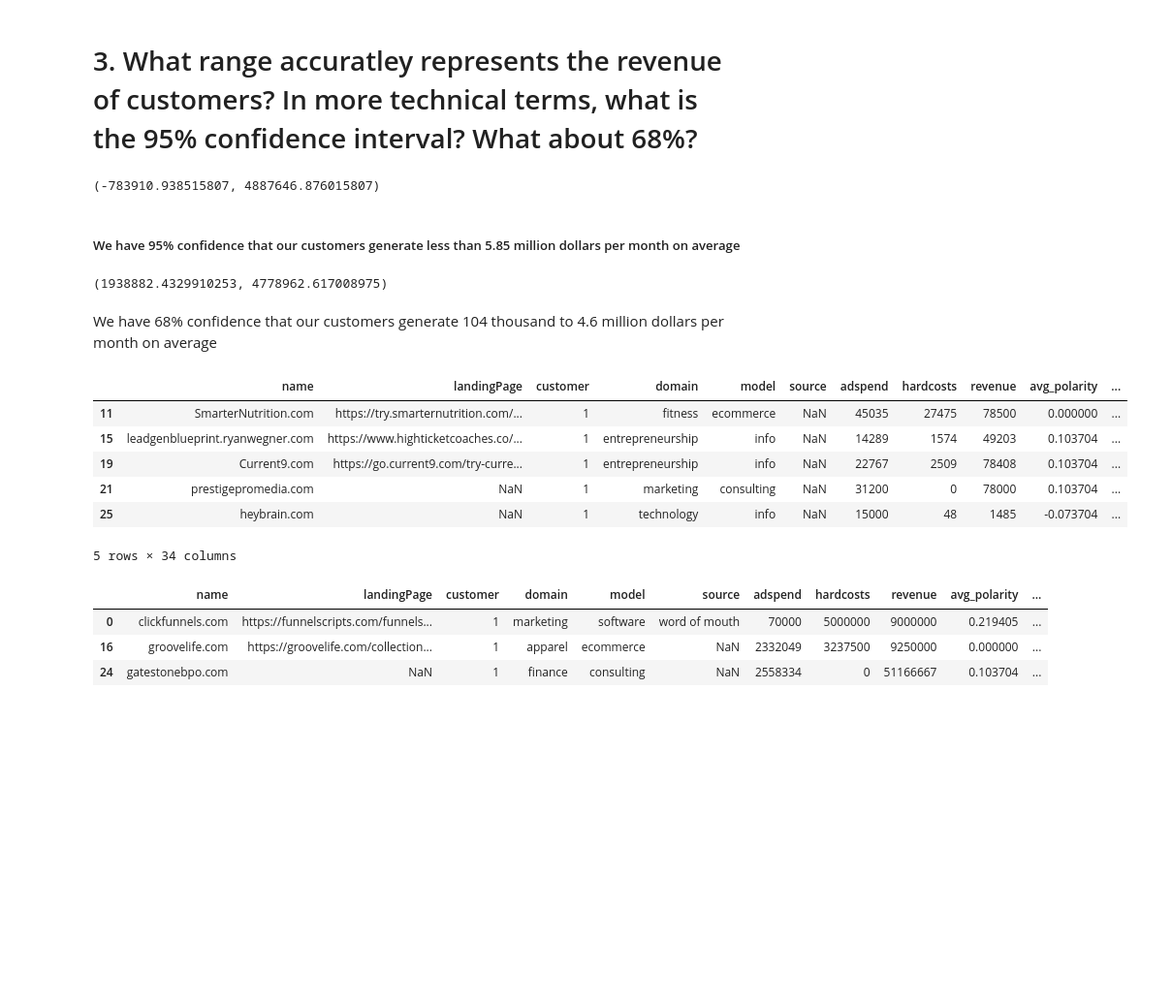
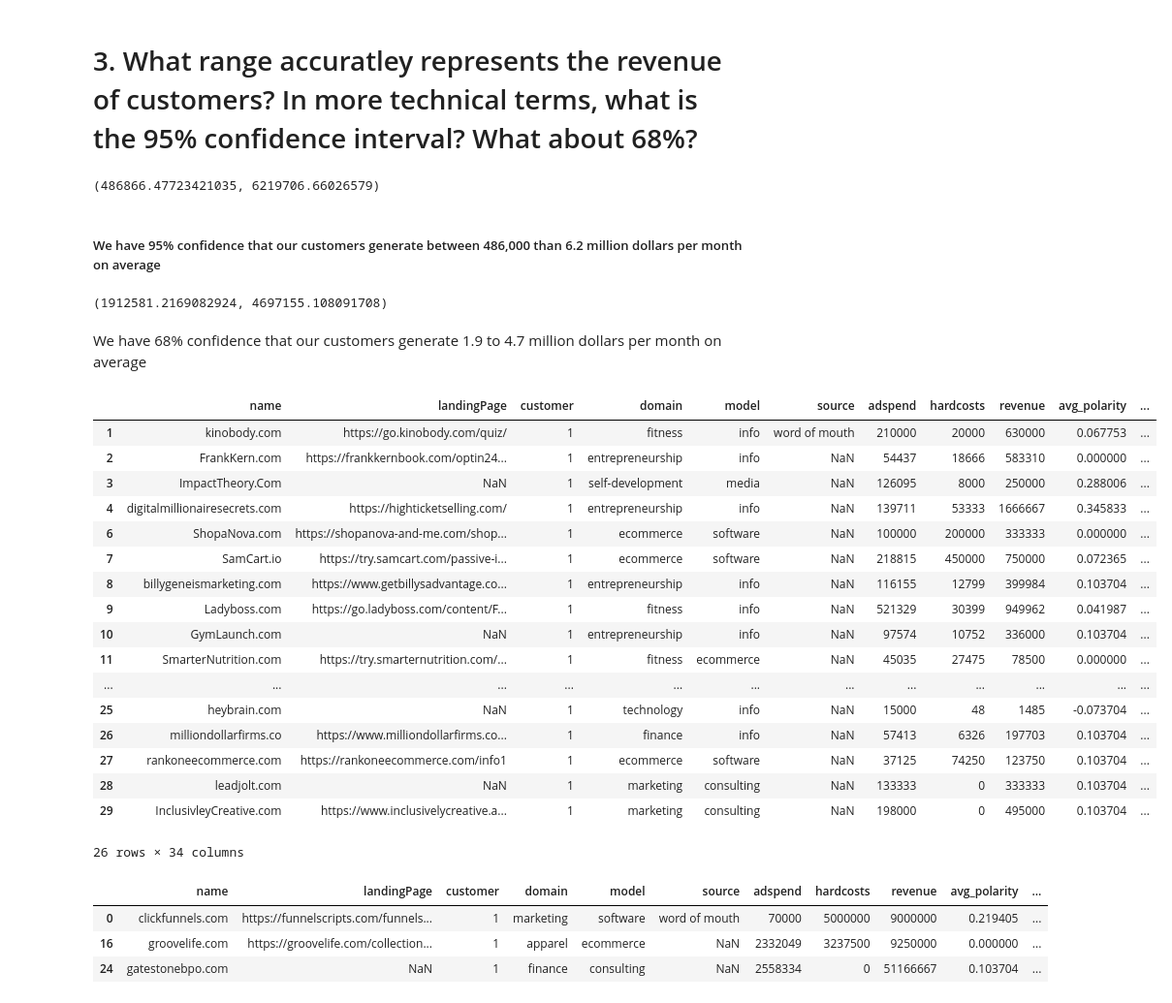
Before and after one commit to spe301/Sales-Scientist, a Jupyter notebook: EDA.ipynb, the cells around one changed output. Shown: that part at 97% size. Drawn from its saved outputs; the diff is of its cells as text; code cells hidden in the pictures; blank space fills up the shorter version.

```diff
--- a/EDA.ipynb
+++ b/EDA.ipynb
@@ -188,25 +197,36 @@ Based on the data we are 95% confident that our closing rate is between 37% and
 # 3. What range accuratley represents the revenue of customers? In more technical terms, what is the 95% confidence interval? What about 68%?
 # %%
 customers = df.loc[df['customer']==1] #selecting all the leads who purchased
-GetCI(list(customers['revenue']), 10, ss=16)
+GetCI(list(customers['revenue']), 10, ss=16)[:2]
 # %% [output]
-(-783910.938515807, 4887646.876015807)
+(486866.47723421035, 6219706.66026579)
 # %% [markdown]
-##### We have 95% confidence that our customers generate less than 5.85 million dollars per month on average
+##### We have 95% confidence that our customers generate between 486,000 than 6.2 million dollars per month on average
 # %%
-GetCI(list(customers['revenue']), 10, ss=16, t=1)
+GetCI(list(customers['revenue']), 10, ss=16, t=1)[:2]
 # %% [output]
-(1938882.4329910253, 4778962.617008975)
+(1912581.2169082924, 4697155.108091708)
 # %% [markdown]
-We have 68% confidence that our customers generate 104 thousand to 4.6 million dollars per month on average
+We have 68% confidence that our customers generate 1.9 to 4.7 million dollars per month on average
 # %%
-customers.loc[customers['revenue']<=104000]
+customers.loc[customers['revenue']<=1900000]
 # %% [output]
 |  | name | landingPage | customer | domain | model | source | adspend | hardcosts | revenue | avg_polarity | ... |
+| 1 | kinobody.com | https://go.kinobody.com/quiz/ | 1 | fitness | info | word of mouth | 210000 | 20000 | 630000 | 0.067753 | ... |
+| 2 | FrankKern.com | https://frankkernbook.com/optin24... | 1 | entrepreneurship | info | NaN | 54437 | 18666 | 583310 | 0.000000 | ... |
+| 3 | ImpactTheory.Com | NaN | 1 | self-development | media | NaN | 126095 | 8000 | 250000 | 0.288006 | ... |
+| 4 | digitalmillionairesecrets.com | https://highticketselling.com/ | 1 | entrepreneurship | info | NaN | 139711 | 53333 | 1666667 | 0.345833 | ... |
+| 6 | ShopaNova.com | https://shopanova-and-me.com/shop... | 1 | ecommerce | software | NaN | 100000 | 200000 | 333333 | 0.000000 | ... |
+| 7 | SamCart.io | https://try.samcart.com/passive-i... | 1 | ecommerce | software | NaN | 218815 | 450000 | 750000 | 0.072365 | ... |
+| 8 | billygeneismarketing.com | https://www.getbillysadvantage.co... | 1 | entrepreneurship | info | NaN | 116155 | 12799 | 399984 | 0.103704 | ... |
+| 9 | Ladyboss.com | https://go.ladyboss.com/content/F... | 1 | fitness | info | NaN | 521329 | 30399 | 949962 | 0.041987 | ... |
+| 10 | GymLaunch.com | NaN | 1 | entrepreneurship | info | NaN | 97574 | 10752 | 336000 | 0.103704 | ... |
 | 11 | SmarterNutrition.com | https://try.smarternutrition.com/... | 1 | fitness | ecommerce | NaN | 45035 | 27475 | 78500 | 0.000000 | ... |
-| 15 | leadgenblueprint.ryanwegner.com | https://www.highticketcoaches.co/... | 1 | entrepreneurship | info | NaN | 14289 | 1574 | 49203 | 0.103704 | ... |
-| 19 | Current9.com | https://go.current9.com/try-curre... | 1 | entrepreneurship | info | NaN | 22767 | 2509 | 78408 | 0.103704 | ... |
-| 21 | prestigepromedia.com | NaN | 1 | marketing | consulting | NaN | 31200 | 0 | 78000 | 0.103704 | ... |
+| ... | ... | ... | ... | ... | ... | ... | ... | ... | ... | ... | ... |
 | 25 | heybrain.com | NaN | 1 | technology | info | NaN | 15000 | 48 | 1485 | -0.073704 | ... |
+| 26 | milliondollarfirms.co | https://www.milliondollarfirms.co... | 1 | finance | info | NaN | 57413 | 6326 | 197703 | 0.103704 | ... |
+| 27 | rankoneecommerce.com | https://rankoneecommerce.com/info1 | 1 | ecommerce | software | NaN | 37125 | 74250 | 123750 | 0.103704 | ... |
+| 28 | leadjolt.com | NaN | 1 | marketing | consulting | NaN | 133333 | 0 | 333333 | 0.103704 | ... |
+| 29 | InclusivleyCreative.com | https://www.inclusivelycreative.a... | 1 | marketing | consulting | NaN | 198000 | 0 | 495000 | 0.103704 | ... |
-5 rows × 34 columns
+26 rows × 34 columns
 # %%
```
Also changed, not shown: parts of 13 cells of this notebook.
